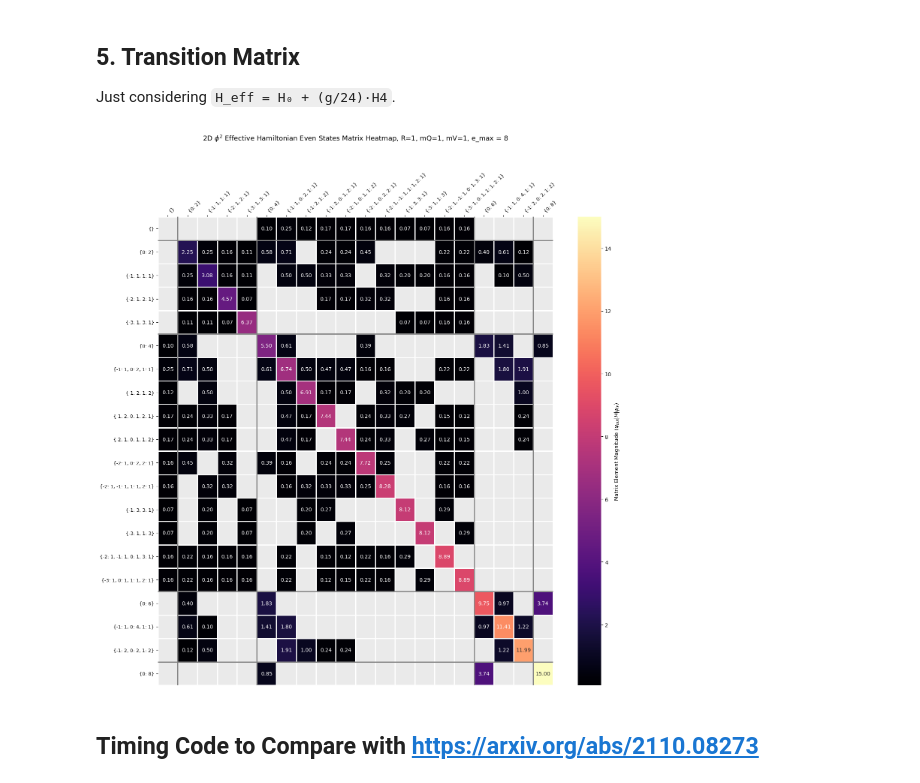
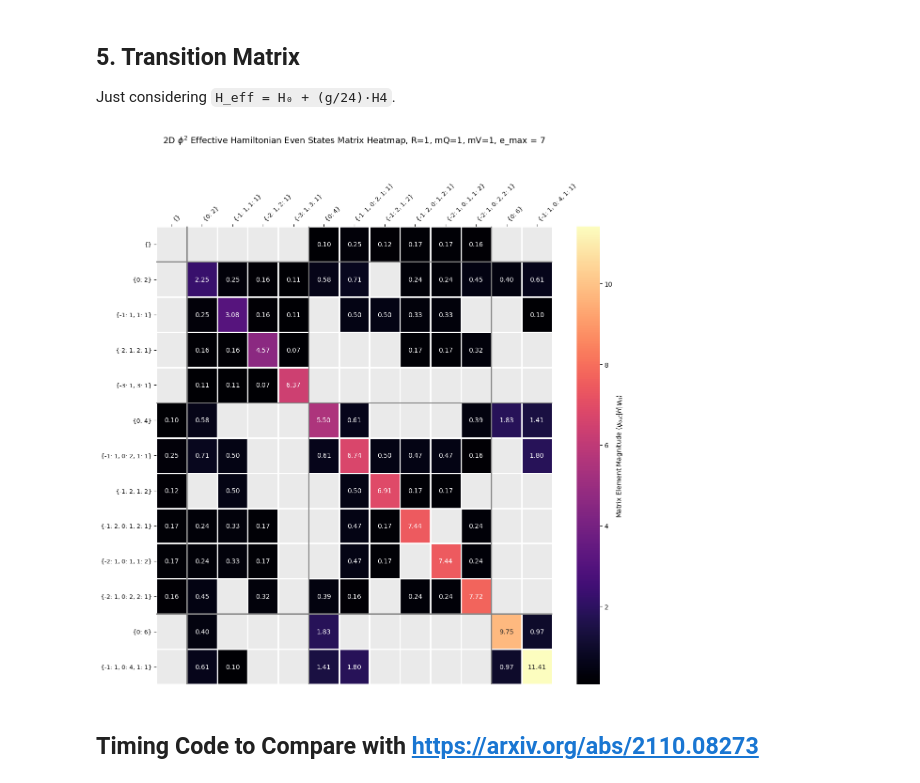
Before and after one commit to miarobin/FasterHT, a Jupyter notebook: faster_phi4.ipynb, the cells around one changed output. Cells and saved outputs as stored; diff of their text form; code cells hidden in the pictures.

```diff
--- a/faster_phi4.ipynb
+++ b/faster_phi4.ipynb
@@ -222,11 +244,11 @@ for emax in emax_list:
     # Using timeit to get accurate generation timings.
     duration = %timeit -o gen_reduced_basis(lmaxeff,emax,mQ,r)
     # Generating the basis via the above method so we can find it's length.
-    basis = gen_reduced_basis(lmaxeff,emax,mQ,r)
+    basis,asymList,_ = gen_reduced_basis(lmaxeff,emax,mQ,r)
 
-    # Adding execution timings and basis length to the result.
+    # Adding execution timings and full basis length to the result.
     execution_times.append(duration.average)
-    len_basis.append(len(basis))
+    len_basis.append(len(basis)+len(asymList))
 
     del coins #For fairness, reset the coins dictionary each time.
 
@@ -685,31 +706,28 @@ def transition_matrix_phi4(mQ, g, r, lmaxeff, basis_dict, asymList, cD, hashable
     return sp.coo_matrix((H_eff,(rows, cols)), shape=(len(basis_dict)+len(asymList),len(basis_dict)+len(asymList)))
 # %%
 # --- Hamiltonian Parameters for Test ---
-g = 4*np.pi; mV = 1; mQ=1; r = 1; e_max=8; lmaxeff = effective_lmax(e_max,e_max,mQ,r)
+g = 4*np.pi; mV = 1; mQ=1; r = 1; e_max=7; lmaxeff = effective_lmax(e_max,e_max,mQ,r)
 
 # --- Generate the Basis ---
 reduced_basis, asymList, cD, hashable_basis = basis_even(*gen_reduced_basis(lmaxeff,e_max,mQ,r)) #Select Even Basis States Only.
+
+# Generate useful lists of energies.
 gen_omega_list(lmaxeff, mQ, r)
-state_energies = np.array([get_state_energy(state, mQ, r) for state in reduced_basis]) # State Energies for each in basis.
 
 
 # --- Run the transition matrix element calculation in phi^4 ---
-H_eff_coo=transition_matrix_phi4(g, r, reduced_basis, state_energies, asymList, lmaxeff, cD, hashable_basis)
+H_eff_coo=transition_matrix_phi4(mQ, g, r, lmaxeff, reduced_basis, asymList, cD, hashable_basis)
 
 
 # --- Prepare the Plot ---
 
-# 1. Convert the reduced basis into the buffed version.
-# 1. a) Sort the list of asymmetric states.
-#inverted_map = np.argsort(sorted_indices)
-#sorted_asymList = inverted_map[list(asymList)]
-#full_basis=convertBasis(sorted_basis, sorted_asymList)
+# 1. Convert the reduced basis into the buffed version with both anti-symmetric pairs.
 full_basis=convertBasis(reduced_basis, asymList)
 
 
 # 2. Compute properties.
 occupation_numbers = np.array([get_total_occupation_number(state) for state in full_basis]) # State Occupation Number for each in basis.
-full_state_energies = np.array([get_state_energy(state, mQ, r) for state in full_basis])
+full_state_energies = np.array([get_state_energy(state, mQ, r) for state in full_basis]) ## State Energies for each in basis.
 
 
 # 3. Sort the basis using lexsort, primarily by occupation number, secondly by energy.
@@ -731,45 +749,45 @@ boundaries = dict(zip(unique_occ, boundaries_vec))
 # --- State labels ---
 verbose_labels = []
 for state in sorted_full_basis:
-    verbose_labels.append("{"+", ".join(f"{key}: {value}" for key, value in sorted(state.items()) if value !=0)+"}")
+    verbose_labels.append("{"+", ".join(f"{key}: {value}" for key, value in sorted(state.items()) if value !=0)+"}") # Such that they 'look' like a dictionary of states on the plot.
 
 # --- Boundaries between occupation numbers for the plot ---
 state_vecs = np.array([convert_state_to_list(state, lmaxeff) for state in sorted_full_basis])
-boundaries = np.where(np.diff(np.sort(np.sum(state_vecs, axis=1))))[0]
-boundaries[0] = 0
+boundaries = np.where(np.diff(np.sort(np.sum(state_vecs, axis=1))))[0] # List of places where state occupation number changes.
+boundaries[0] = 0 # Fixing the zero entry.
 
 # --- Plotting the Heatmap Matrix ---
-plt.figure(figsize=(15, 15))
+plt.figure(figsize=(12, 12))
 
 zero_mask = (H_sorted == 0.0) # So that we don't have an overcrowded plot.
 ax = sns.heatmap(
     H_sorted,
     annot=True,
     fmt=".2f",
     cmap="magma",
     linewidths=0.8,
     xticklabels=verbose_labels,
     yticklabels=verbose_labels,
     mask=zero_mask,
     cbar_kws={'label': 'Matrix Element Magnitude $\\langle \\psi_{out} | H | \\psi_{in} \\rangle$'}
 )
 
 # Drawing separation dividers between states of differing occupation number.
 for b in boundaries:
     ax.axvline(x=b+1, linewidth=2, color="grey")
     ax.axhline(y=b+1, linewidth=2, color="grey")
 
 
-ax.xaxis.tick_top()
+ax.xaxis.tick_top() # Layout of x-axis.
 ax.xaxis.set_label_position('top')
 ax.set_facecolor('#eaeaea') # Soft gray for zero elements
 plt.xticks(rotation=45, ha='left', fontsize=9)
 plt.yticks(rotation=0, fontsize=9)
 
 plt.title(rf"2D $\phi^2$ Effective Hamiltonian Even States Matrix Heatmap, R={r}, mQ={mQ}, mV={mV}, e_max = {e_max}", fontsize=13, pad=60)
 plt.tight_layout()
 plt.show()
 # %% [output]
-[figure, old version]
+[figure, new version]
 # %% [markdown]
 ## Timing Code to Compare with https://arxiv.org/abs/2110.08273
```
Also changed, not shown: parts of 11 cells of this notebook.
